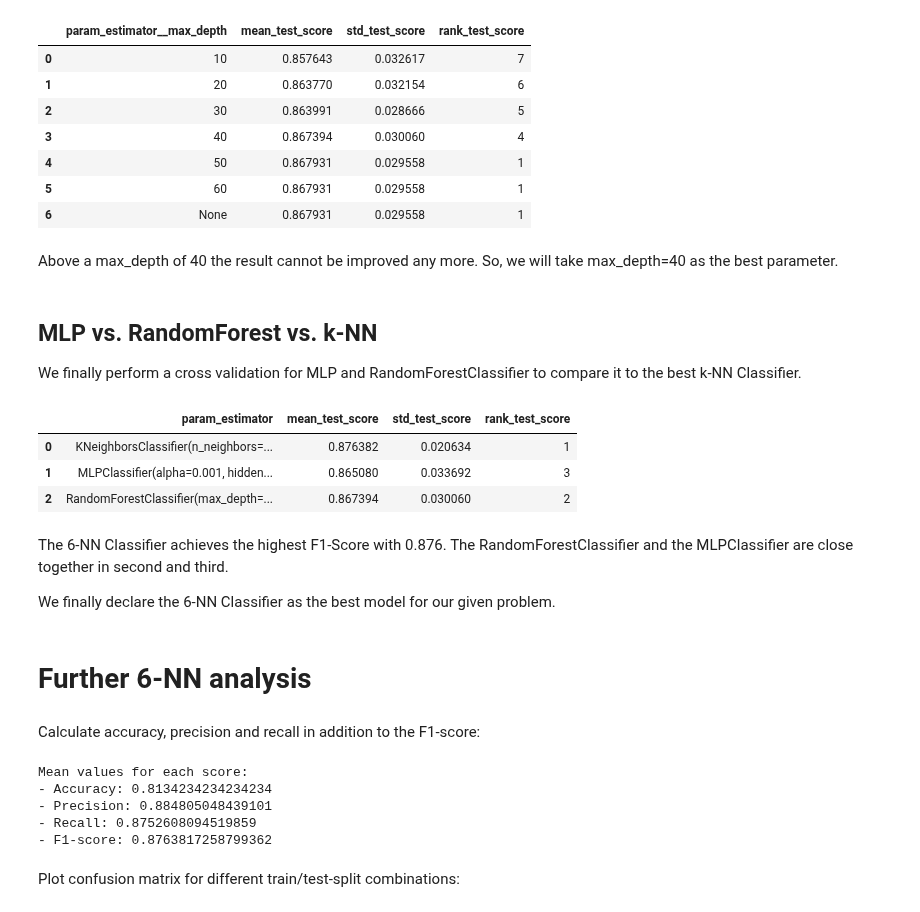
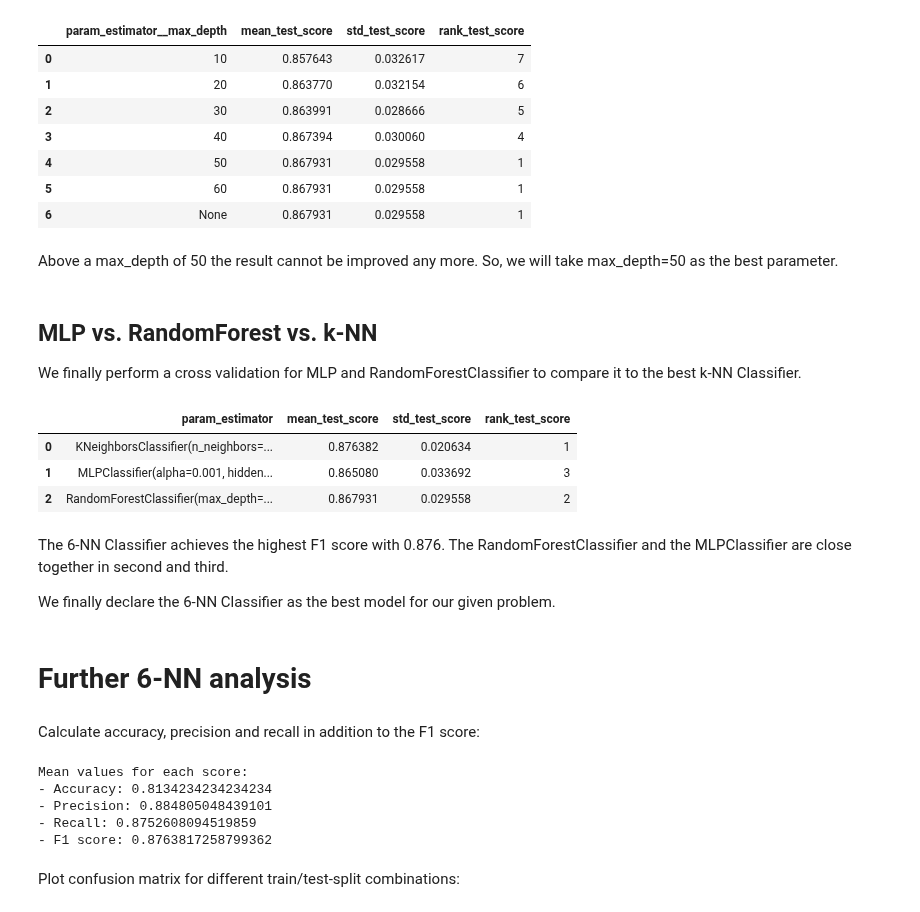
Before and after one commit to mograev/btvote, a Jupyter notebook: notebooks/4-classification.ipynb, the cells around one changed output. Drawn from its saved outputs; the diff is of its cells as text; code cells hidden in the pictures.

```diff
--- a/notebooks/4-classification.ipynb
+++ b/notebooks/4-classification.ipynb
@@ -394,7 +394,7 @@ display(results[['param_estimator__max_depth','mean_test_score','std_test_score'
 | 5 | 60 | 0.867931 | 0.029558 | 1 |
 | 6 | None | 0.867931 | 0.029558 | 1 |
 # %% [markdown]
-Above a max_depth of 40 the result cannot be improved any more. So, we will take max_depth=40 as the best parameter.
+Above a max_depth of 50 the result cannot be improved any more. So, we will take max_depth=50 as the best parameter.
 # %% [markdown]
 ## MLP vs. RandomForest vs. k-NN
 
@@ -402,28 +402,28 @@ We finally perform a cross validation for MLP and RandomForestClassifier to comp
 # %%
 # set parameter grid
 parameters = {
     'estimator': [KNeighborsClassifier(n_neighbors=6, weights='distance'),
                   MLPClassifier(hidden_layer_sizes=(50), alpha=0.001, max_iter=300, random_state=42),
-                  RandomForestClassifier(criterion='gini', n_estimators=50, max_depth=40, random_state=42)
+                  RandomForestClassifier(criterion='gini', n_estimators=50, max_depth=50, random_state=42)
                   ]
 }
 
 # create the grid search instance
 grid_search_estimator = GridSearchCV(pipeline, parameters, scoring=f1, cv=stratified_10_fold_cv, error_score='raise')
 
 # run the grid search
 grid_search_estimator.fit(btvote_data, btvote_target)
 
 # results of all hyper-parameter combinations
 results = pd.DataFrame(grid_search_estimator.cv_results_)
 display(results[['param_estimator','mean_test_score','std_test_score','rank_test_score']])
 # %% [output]
 |  | param_estimator | mean_test_score | std_test_score | rank_test_score |
 | 0 | KNeighborsClassifier(n_neighbors=... | 0.876382 | 0.020634 | 1 |
 | 1 | MLPClassifier(alpha=0.001, hidden... | 0.865080 | 0.033692 | 3 |
-| 2 | RandomForestClassifier(max_depth=... | 0.867394 | 0.030060 | 2 |
+| 2 | RandomForestClassifier(max_depth=... | 0.867931 | 0.029558 | 2 |
 # %% [markdown]
-The 6-NN Classifier achieves the highest F1-Score with 0.876. The RandomForestClassifier and the MLPClassifier are close together in second and third.
+The 6-NN Classifier achieves the highest F1 score with 0.876. The RandomForestClassifier and the MLPClassifier are close together in second and third.
 
 We finally declare the 6-NN Classifier as the best model for our given problem.
 # %% [markdown]
@@ -432,7 +432,7 @@ We finally declare the 6-NN Classifier as the best model for our given problem.
 # define the best model again
 best_model = KNeighborsClassifier(n_neighbors=6, weights='distance')
 # %% [markdown]
-Calculate accuracy, precision and recall in addition to the F1-score:
+Calculate accuracy, precision and recall in addition to the F1 score:
 # %%
 from sklearn.model_selection import cross_validate
 from sklearn.metrics import make_scorer, accuracy_score, precision_score, recall_score, f1_score
@@ -448,18 +448,18 @@ scoring = {
 # Perform cross-validation with multiple scoring metrics
 cv_results = cross_validate(best_model, btvote_data, btvote_target, cv=stratified_10_fold_cv, scoring=scoring)
 
-# Print the results for each metric
+# Print the results for each scoring function
 print('Mean values for each score:')
 print('- Accuracy:', cv_results['test_accuracy'].mean())
 print('- Precision:', cv_results['test_precision'].mean())
 print('- Recall:', cv_results['test_recall'].mean())
-print('- F1-score:', cv_results['test_f1_score'].mean())
+print('- F1 score:', cv_results['test_f1_score'].mean())
 # %% [output]
 Mean values for each score:
 - Accuracy: 0.8134234234234234
 - Precision: 0.884805048439101
 - Recall: 0.8752608094519859
-- F1-score: 0.8763817258799362
+- F1 score: 0.8763817258799362
 # %% [markdown]
 Plot confusion matrix for different train/test-split combinations:
 # %%
```
Also changed, not shown: parts of 8 cells of this notebook, 4 other files.
